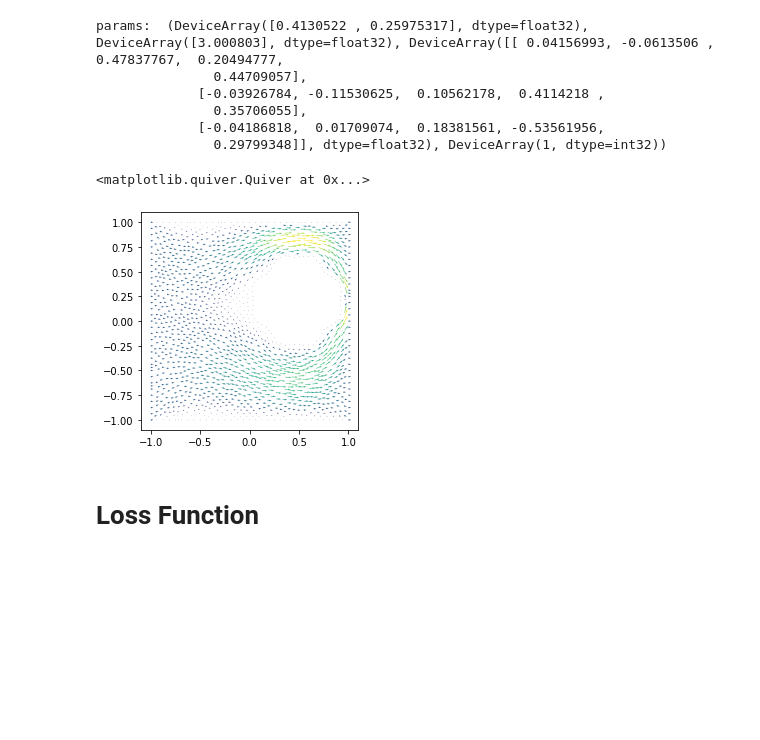
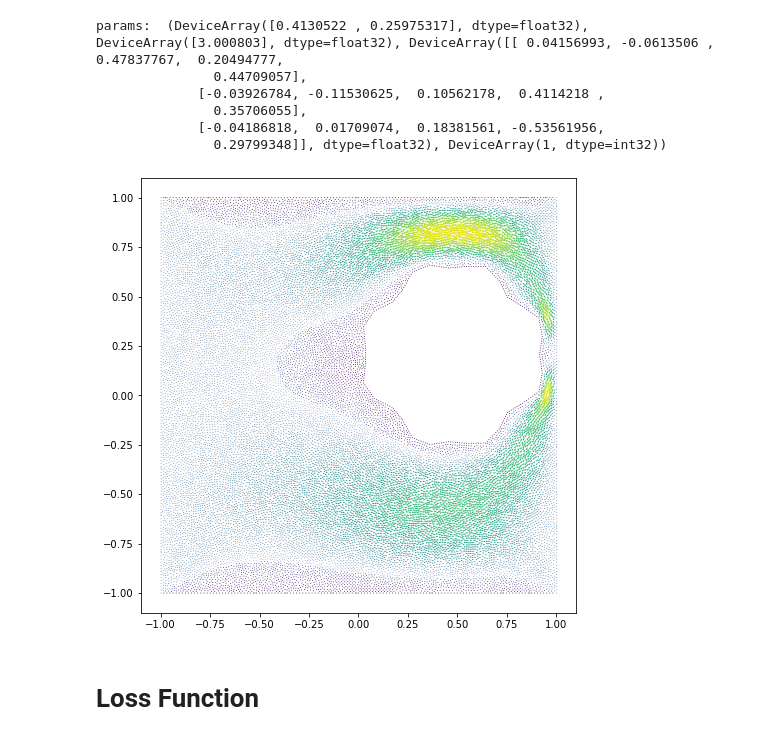
Before and after one commit to sunnytqin/meta-pde, a Jupyter notebook: src/notebooks/test_linear_stokes.ipynb, the cells around one changed output. Cells and saved outputs as stored; diff of their text form; code cells hidden in the pictures; blank space fills up the shorter version.

```diff
--- a/src/notebooks/test_linear_stokes.ipynb
+++ b/src/notebooks/test_linear_stokes.ipynb
@@ -32,6 +32,7 @@ from src.linear_stokes.linear_stokes_fenics import (
 )
 # %%
 args = parser.parse_args("")
+args.bc_scale = 10.
 args = namedtuple("ArgsTuple", vars(args))(**vars(args))
 
 params = sample_params(jax.random.PRNGKey(args.seed), args)
@@ -45,7 +46,7 @@ params:  (DeviceArray([0.4130522 , 0.25975317], dtype=float32), DeviceArray([3.0
              [-0.04186818,  0.01709074,  0.18381561, -0.53561956,
                0.29799348]], dtype=float32), DeviceArray(1, dtype=int32))
 # %%
-u_p = solve_fenics(params, boundary_points=32, resolution=32)
+u_p = solve_fenics(params, boundary_points=32, resolution=128)
 # %%
 points = sample_points(jax.random.PRNGKey(args.seed + 1), 1024, params)
 points_on_inlet, points_on_walls, points_on_holes, points_in_domain = points
@@ -53,10 +54,11 @@ points_on_inlet, points_on_walls, points_on_holes, points_in_domain = points
 all_points = np.concatenate(points)
 # %%
 u, p = u_p.split()
+plt.figure(figsize=(8,8))
 fa.plot(u)
+plt.show()
 # %% [output]
-<matplotlib.quiver.Quiver at 0x...>
-[figure, old version]
+[figure, new version]
 # %%
 x0 = points_in_domain[120]
 # %%
```
Also changed, not shown: parts of 14 cells of this notebook, 3 other files.
